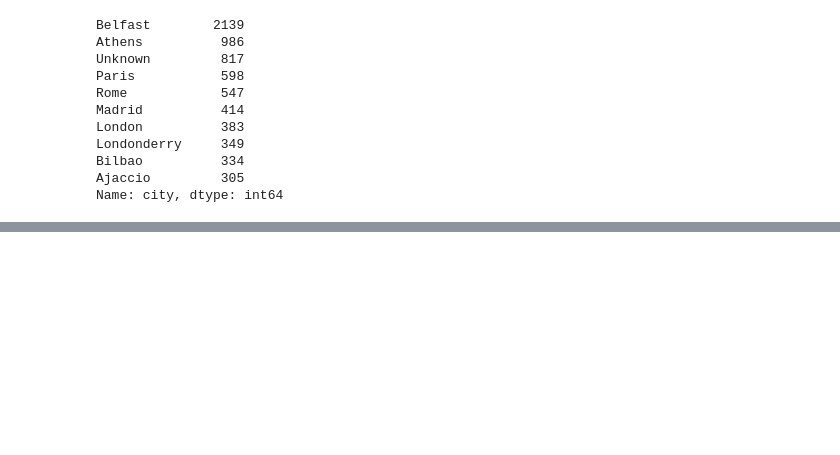
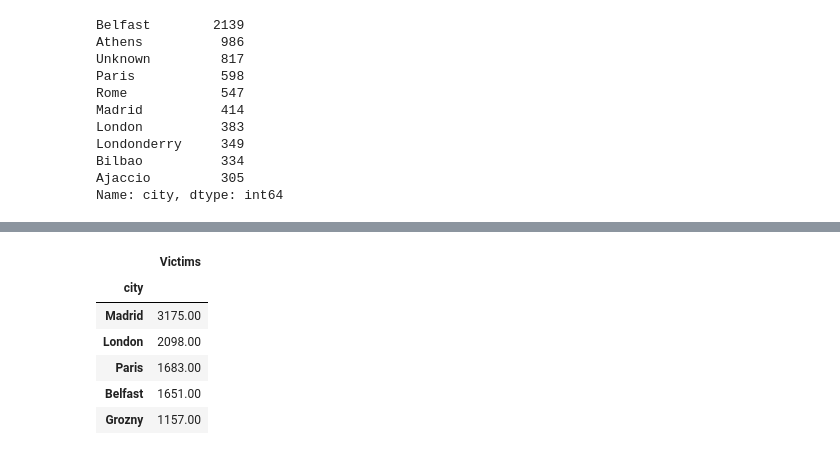
Before and after one commit to JakubPluta/EDA-ML, a Jupyter notebook: Global Terrorism Europe.ipynb, the cells around one changed output, grey strips where cells are left out. Saved outputs shown, nothing was run; the diff lists cells and outputs as text; code cells hidden in the pictures; blank space fills up the shorter version.

```diff
--- a/Global Terrorism Europe.ipynb
+++ b/Global Terrorism Europe.ipynb
@@ -538,0 +540,10 @@ ct2 = data.groupby(['city'])['Victims'].sum().sort_values(ascending=False)
+# %%
+ct2.head()
+# %% [output]
+|  | Victims |
+| city |  |
+| Madrid | 3175.00 |
+| London | 2098.00 |
+| Paris | 1683.00 |
+| Belfast | 1651.00 |
+| Grozny | 1157.00 |
```
Also changed, not shown: parts of 7 cells of this notebook.
